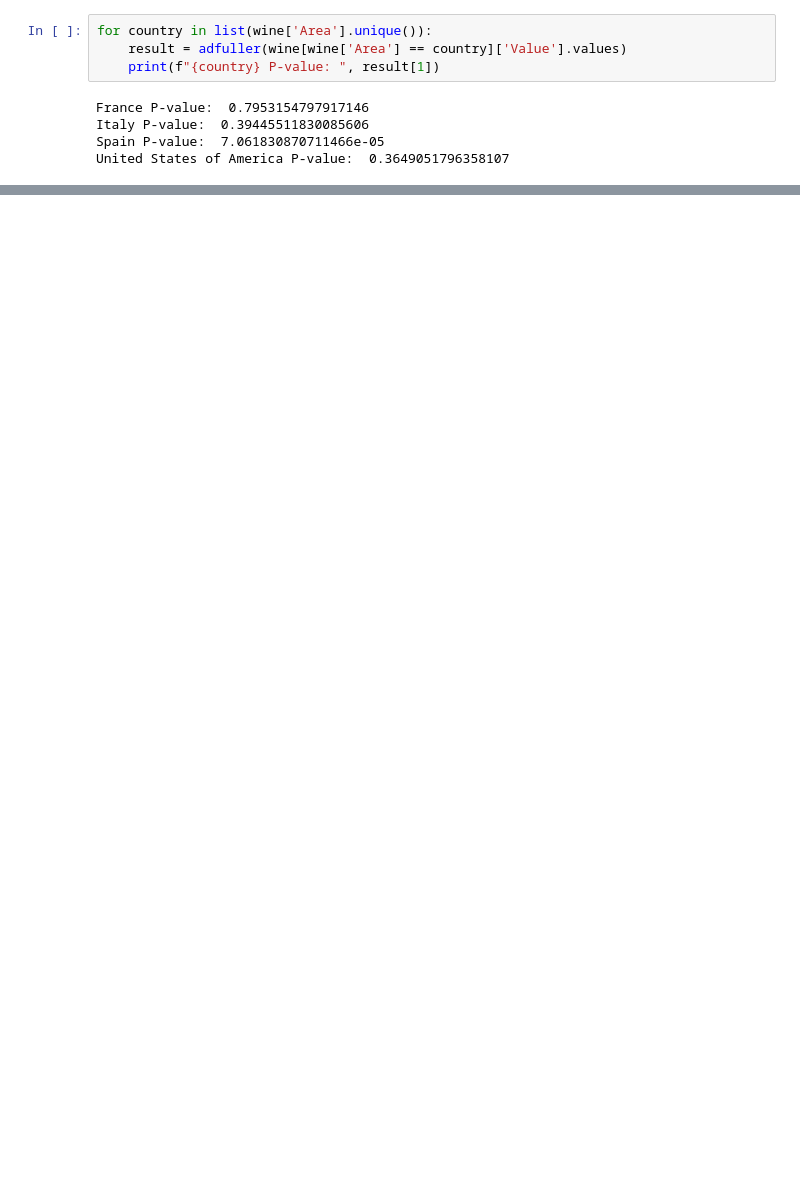
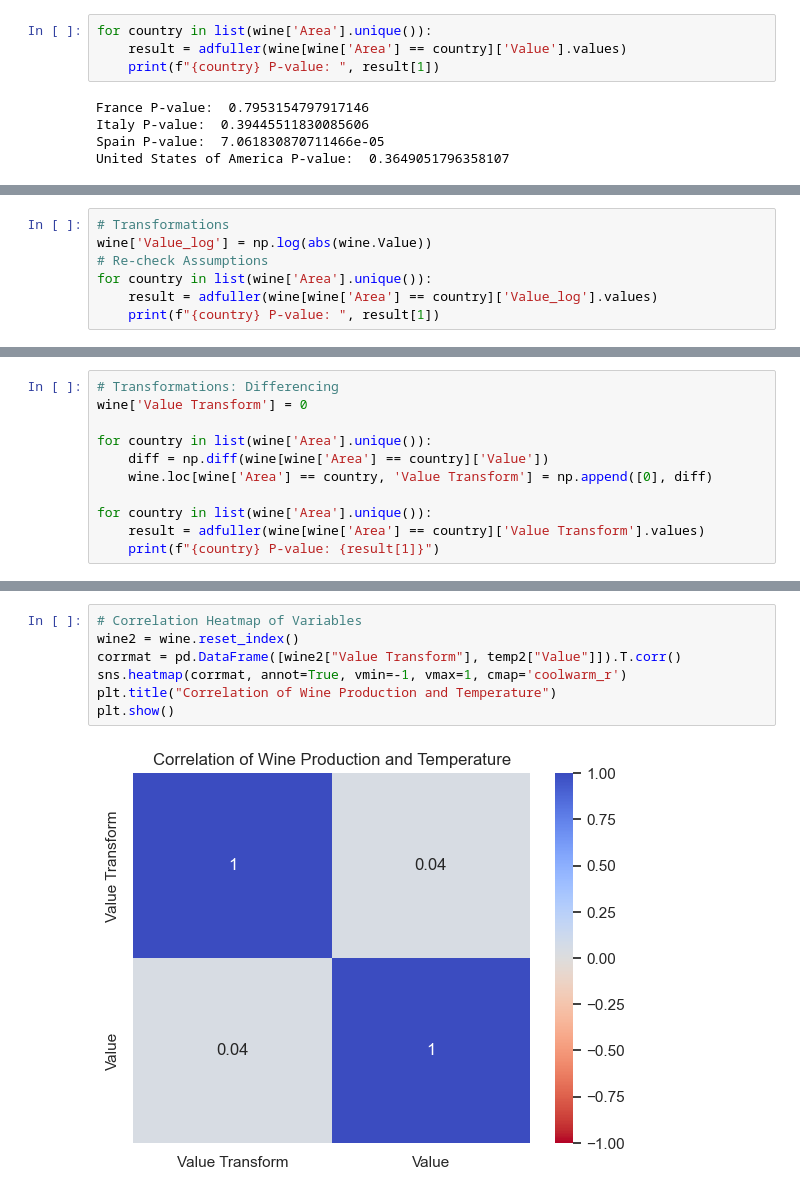
Before and after one commit to JordanKeelan/data607_finalProject, a Jupyter notebook: 607_proj_nb.ipynb, the cells around one changed output, grey strips where cells are left out. Saved outputs shown, nothing was run; the diff lists cells and outputs as text; blank space fills up the shorter version.

```diff
--- a/607_proj_nb.ipynb
+++ b/607_proj_nb.ipynb
@@ -113,0 +145,7 @@ mean = df_country.rolling(window = 5).mean()
+# %%
+# Transformations
+wine['Value_log'] = np.log(abs(wine.Value))
+# Re-check Assumptions
+for country in list(wine['Area'].unique()):
+    result = adfuller(wine[wine['Area'] == country]['Value_log'].values)
+    print(f"{country} P-value: ", result[1])
@@ -113,0 +159,11 @@ mean = df_country.rolling(window = 5).mean()
+# %%
+# Transformations: Differencing
+wine['Value Transform'] = 0
+
+for country in list(wine['Area'].unique()):
+    diff = np.diff(wine[wine['Area'] == country]['Value'])
+    wine.loc[wine['Area'] == country, 'Value Transform'] = np.append([0], diff)
+
+for country in list(wine['Area'].unique()):
+    result = adfuller(wine[wine['Area'] == country]['Value Transform'].values)
+    print(f"{country} P-value: {result[1]}")
@@ -113,0 +194,9 @@ mean = df_country.rolling(window = 5).mean()
+# %%
+# Correlation Heatmap of Variables
+wine2 = wine.reset_index()
+corrmat = pd.DataFrame([wine2["Value Transform"], temp2["Value"]]).T.corr()
+sns.heatmap(corrmat, annot=True, vmin=-1, vmax=1, cmap='coolwarm_r')
+plt.title("Correlation of Wine Production and Temperature")
+plt.show()
+# %% [output]
+[figure, added]
```
Also changed, not shown: parts of 41 cells of this notebook.
